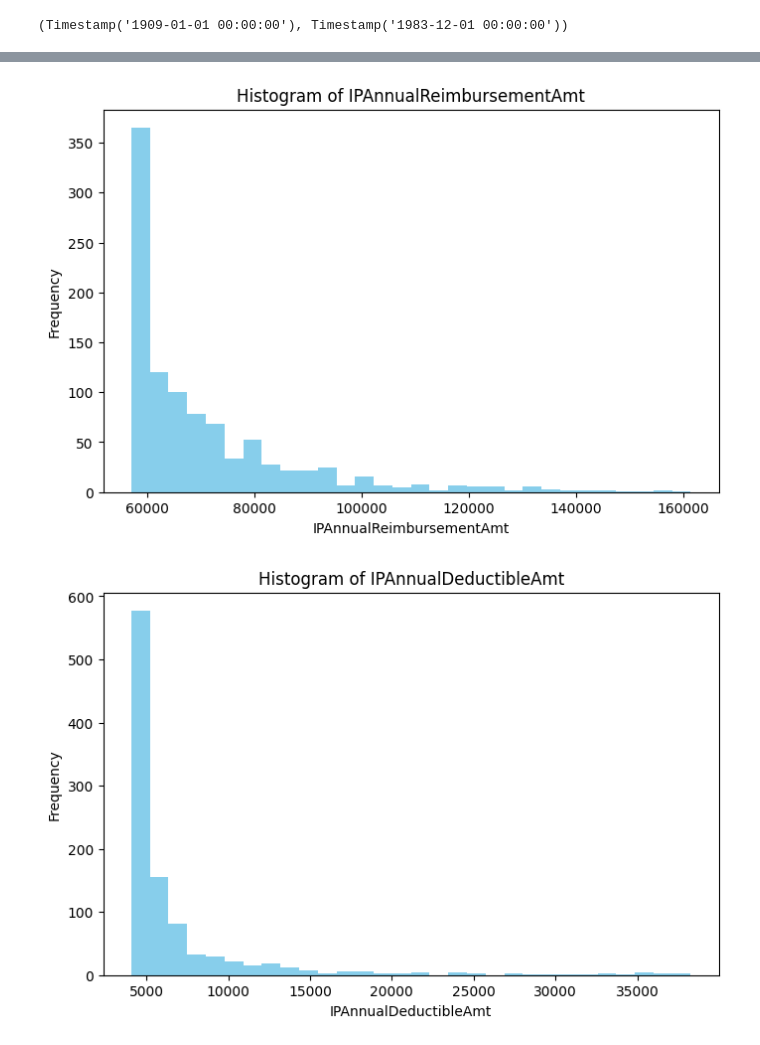
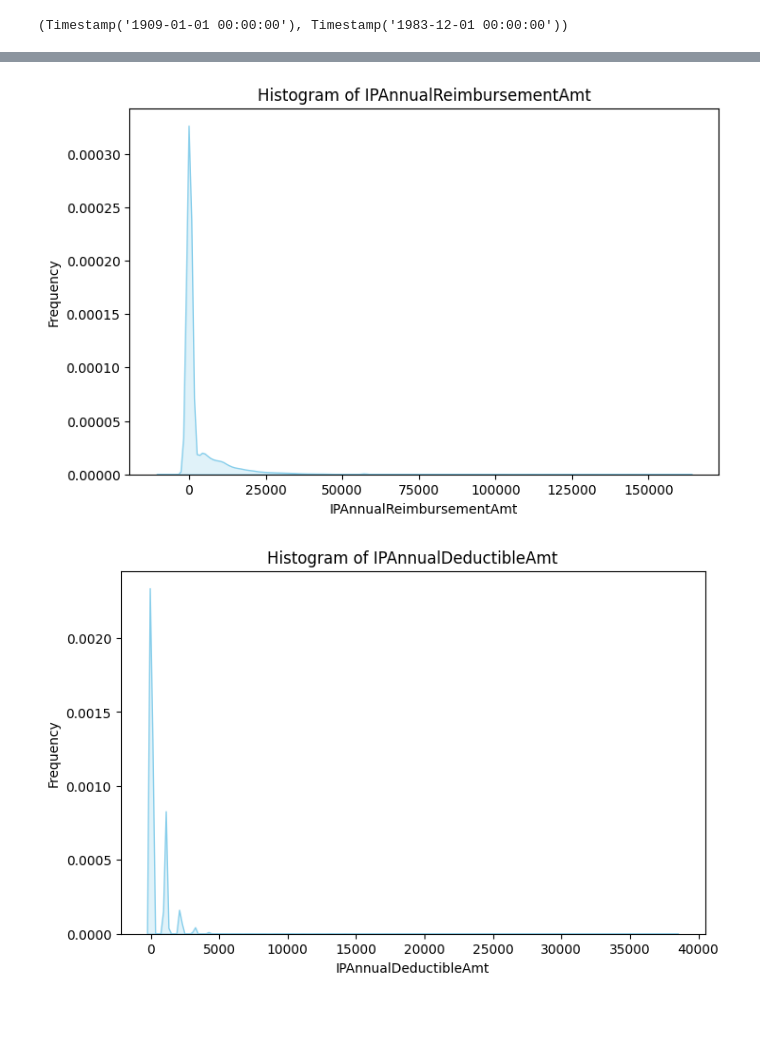
Before and after one commit to ChTomer/MyCapstone, a Jupyter notebook: HealthCareFraudProjectPitch/1beneficiary.ipynb, the cells around one changed output, grey strips where cells are left out. Saved outputs shown, nothing was run; the diff lists cells and outputs as text; code cells hidden in the pictures; blank space fills up the shorter version.

```diff
--- a/HealthCareFraudProjectPitch/1beneficiary.ipynb
+++ b/HealthCareFraudProjectPitch/1beneficiary.ipynb
@@ -431,22 +500,23 @@ money.describe()
 # %%
 def plot_hist(cols):
     """
     Plots histograms for the specified columns in the dataframe.
 
     Parameters:
         cols (list): List of column names to plot.
     """
     for col in cols:
         if col in df.columns:
             plt.figure(figsize=(8, 5))
-            df[col].nlargest(1000).plot(kind='hist', bins=30, color='skyblue')
+            sns.kdeplot(df[col], color='skyblue', fill=True)
+            # df[col].plot(kind='hist', bins=30, color='skyblue')
             plt.title(f'Histogram of {col}')
             plt.xlabel(col)
             plt.ylabel('Frequency')
             plt.show()
 
 
 plot_hist(['IPAnnualReimbursementAmt', 'IPAnnualDeductibleAmt', 'OPAnnualReimbursementAmt', 'OPAnnualDeductibleAmt'])
 # %% [output]
-[figure, old version]
+[figure, new version]
-[figure, old version]
+[figure, new version]
```
Also changed, not shown: parts of 17 cells of this notebook, 3 other files.
